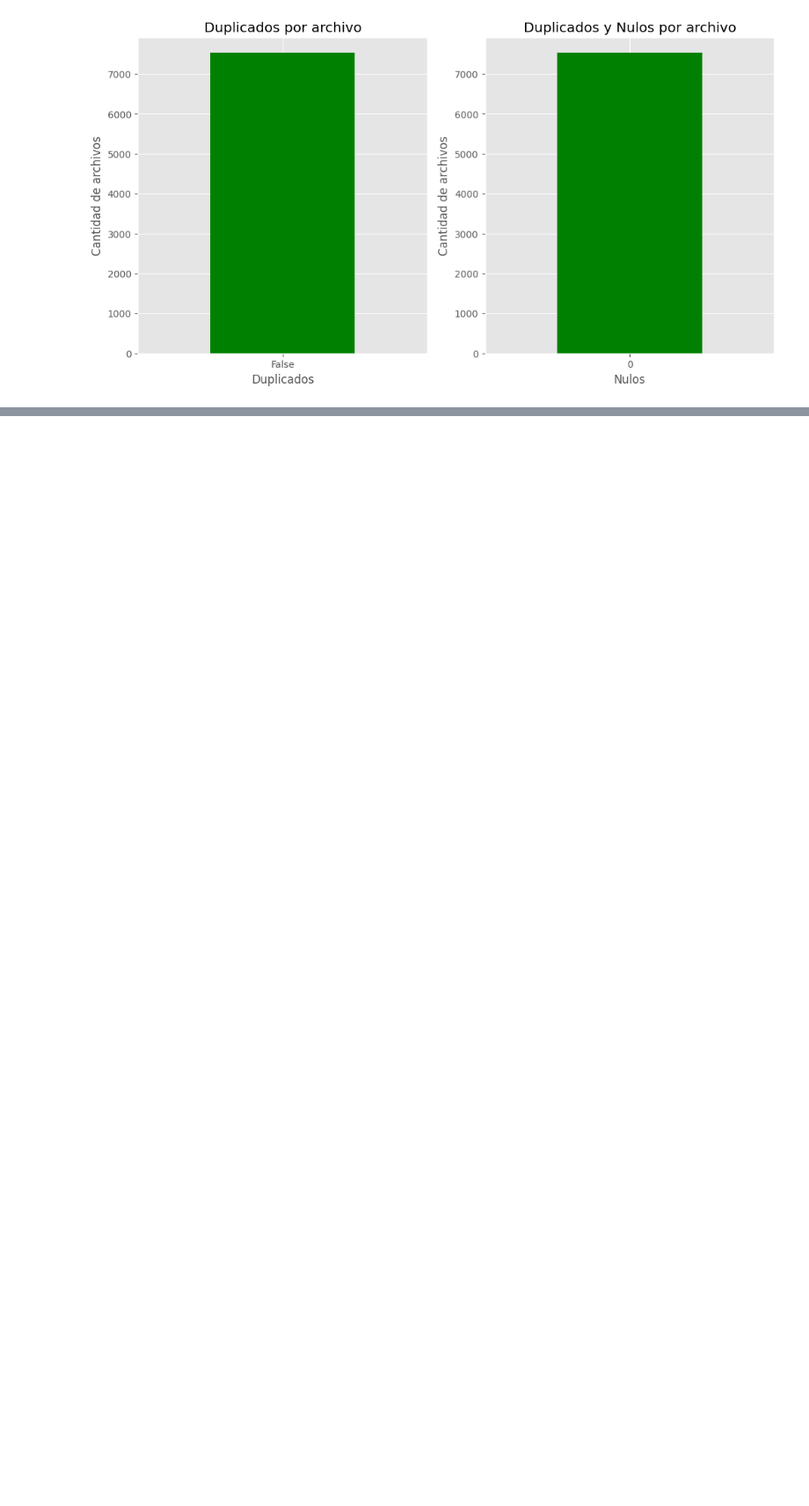
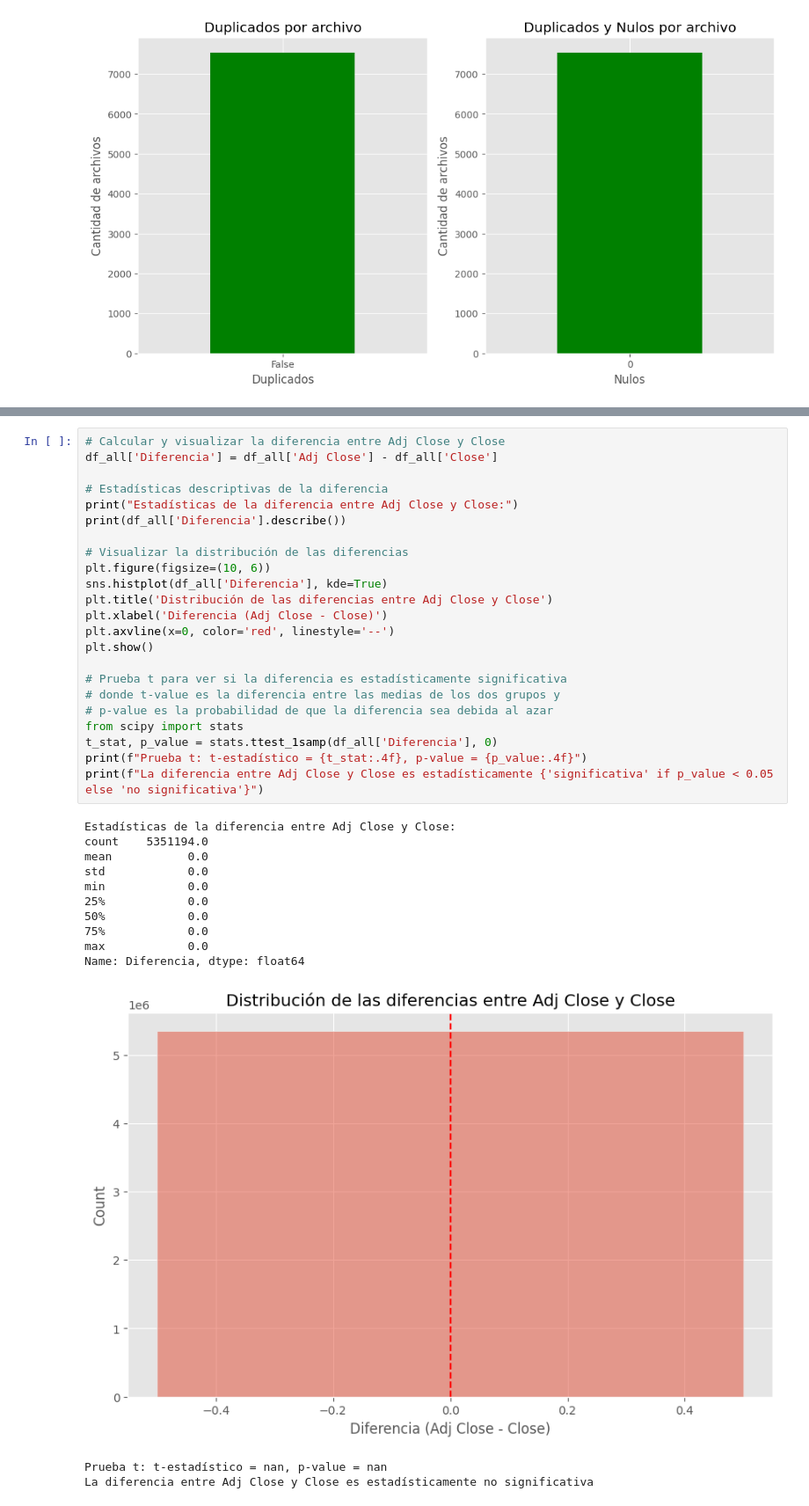
Before and after one commit to R0SEWT/ML-Island, a Jupyter notebook: Fundamentos de ML y preparacion de datos/01_ML_Preprocesamiento_CriptoMonedas.ipynb, the cells around one changed output, grey strips where cells are left out. Shown at 88% size. Drawn from its saved outputs; the diff is of its cells as text; blank space fills up the shorter version.

```diff
--- a/Fundamentos de ML y preparacion de datos/01_ML_Preprocesamiento_CriptoMonedas.ipynb
+++ b/Fundamentos de ML y preparacion de datos/01_ML_Preprocesamiento_CriptoMonedas.ipynb
@@ -308,0 +372,37 @@ plt.show()
+# %%
+# Calcular y visualizar la diferencia entre Adj Close y Close
+df_all['Diferencia'] = df_all['Adj Close'] - df_all['Close']
+
+# Estadísticas descriptivas de la diferencia
+print("Estadísticas de la diferencia entre Adj Close y Close:")
+print(df_all['Diferencia'].describe())
+
+# Visualizar la distribución de las diferencias
+plt.figure(figsize=(10, 6))
+sns.histplot(df_all['Diferencia'], kde=True)
+plt.title('Distribución de las diferencias entre Adj Close y Close')
+plt.xlabel('Diferencia (Adj Close - Close)')
+plt.axvline(x=0, color='red', linestyle='--')
+plt.show()
+
+# Prueba t para ver si la diferencia es estadísticamente significativa
+# donde t-value es la diferencia entre las medias de los dos grupos y
+# p-value es la probabilidad de que la diferencia sea debida al azar
+from scipy import stats
+t_stat, p_value = stats.ttest_1samp(df_all['Diferencia'], 0)
+print(f"Prueba t: t-estadístico = {t_stat:.4f}, p-value = {p_value:.4f}")
+print(f"La diferencia entre Adj Close y Close es estadísticamente {'significativa' if p_value < 0.05 else 'no significativa'}")
+# %% [output]
+Estadísticas de la diferencia entre Adj Close y Close:
+count    5351194.0
+mean           0.0
+std            0.0
+min            0.0
+25%            0.0
+50%            0.0
+75%            0.0
+max            0.0
+Name: Diferencia, dtype: float64
+[figure, added]
+Prueba t: t-estadístico = nan, p-value = nan
+La diferencia entre Adj Close y Close es estadísticamente no significativa
```
Also changed, not shown: parts of 18 cells of this notebook, 5 other files.
